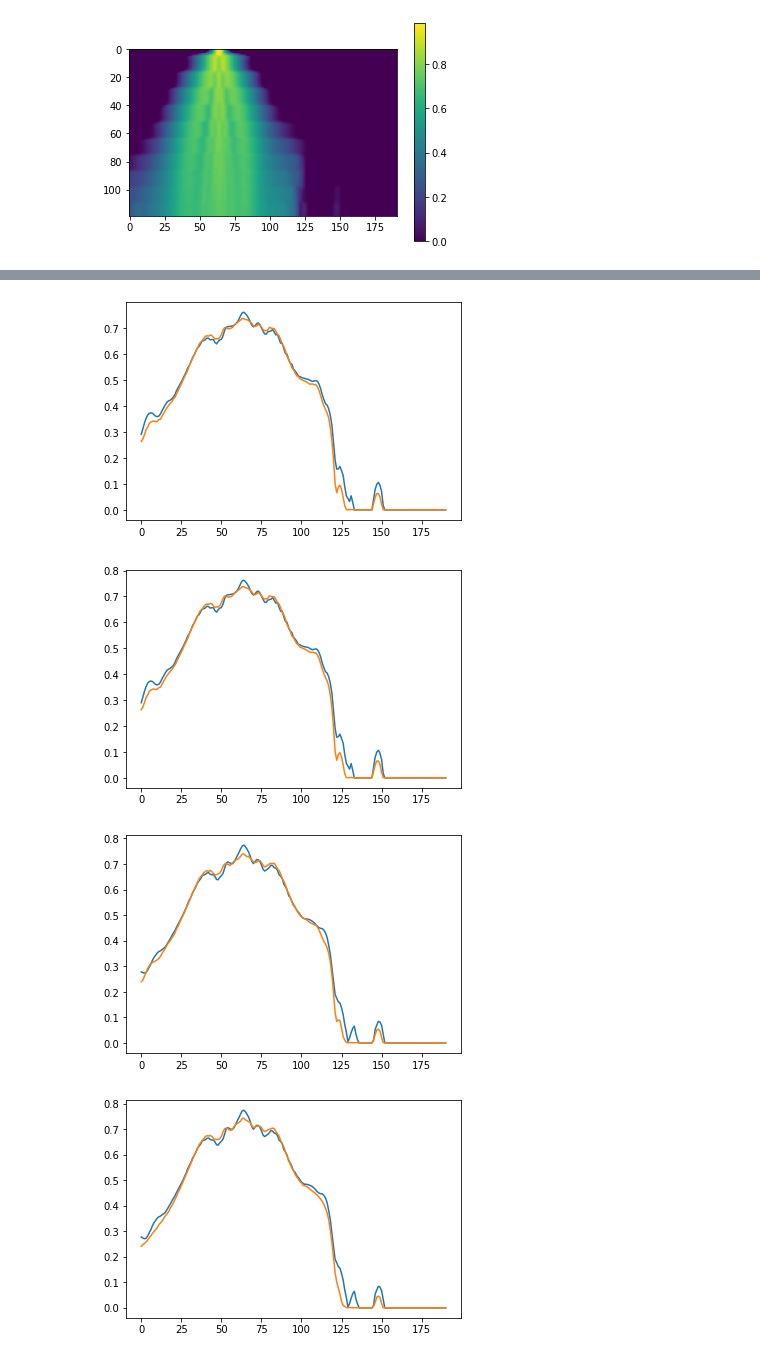
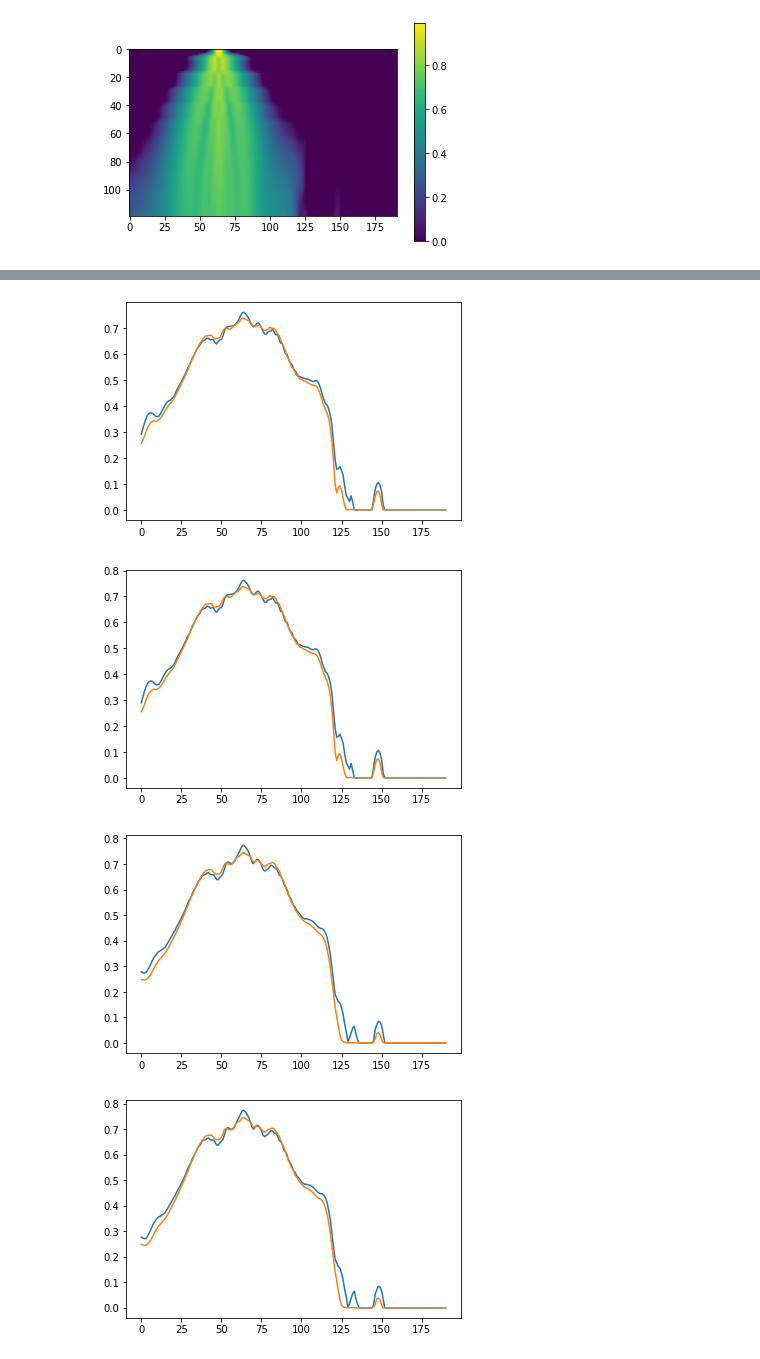
Before and after one commit to ugurtegin/MMF_RNN_Reuse, a Jupyter notebook: RNN Notebooks/RNN_Wavelength.ipynb, the cells around one changed output, grey strips where cells are left out. Drawn from its saved outputs; the diff is of its cells as text; code cells hidden in the pictures.

```diff
--- a/RNN Notebooks/RNN_Wavelength.ipynb
+++ b/RNN Notebooks/RNN_Wavelength.ipynb
@@ -97,7 +99,7 @@ def load_data(filename, train_evo, test_evo, steps, window_size,
 
     return i_x, X_train, X_test, Y_train, Y_test, data
 # %%
-filename = '/content/drive/MyDrive/NatMI_MMFwRNN/Data/SC2_v2/data_w_all3_smth9.mat'
+filename = '/content/drive/MyDrive/NatMI_MMFwRNN/PaperData/Spectoral/data_w_all_s9.mat'
 
 window_size = 10 # RNN window size
 num_epoch = 50 # number of epochs
@@ -159,9 +161,9 @@ def make_RNN_model(window_size, i_x, added_params=0):
     a = 'relu'
     input_shape = (window_size, i_x+added_params)
 
-    model.add(LSTM(250, activation=a, input_shape=input_shape))
-    model.add(Dense(250, activation=a))
-    model.add(Dense(250, activation=a))
+    model.add(LSTM(500, activation=a, input_shape=input_shape))
+    model.add(Dense(500, activation=a))
+    model.add(Dense(500, activation=a))
     model.add(Dense(i_x, activation='sigmoid'))
 
     # Compile model
@@ -295,18 +297,18 @@ plt.show()
 # %% [output]
 [figure]
 # %%
-n = [1,2,3,10,11,50]
+n = [1,2,3,10,11,49]
 
 for i in range(len(n)):
     a = int(n[i])
     plt.plot(Y_test[(119*a)-a,:])
     plt.plot(Y_submit[(119*a)-a,:])
     #plt.xlim([110, 140])
     plt.show()
 # %% [output]
 [figure]
 [figure]
 [figure]
-[figure, old version]
+[figure, new version]
 [figure]
 [figure]
```
Also changed, not shown: parts of 8 cells of this notebook, 21 other files.
